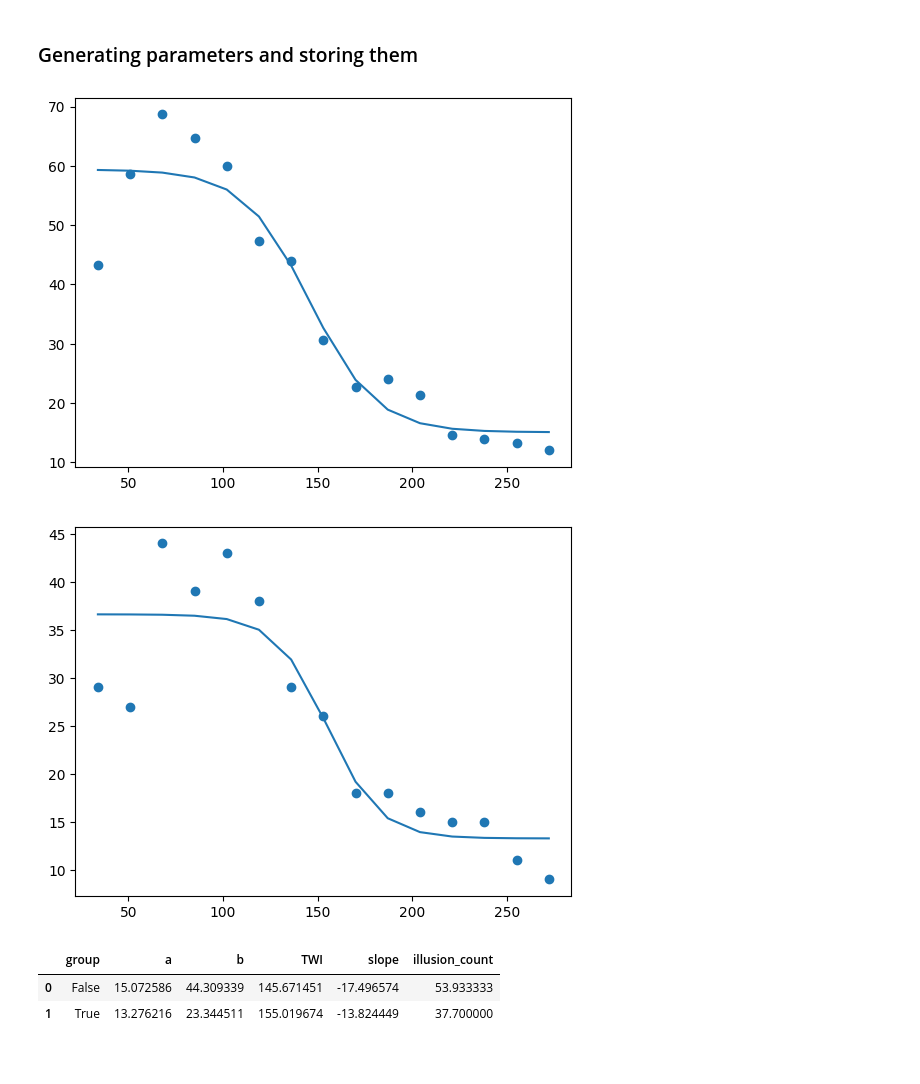
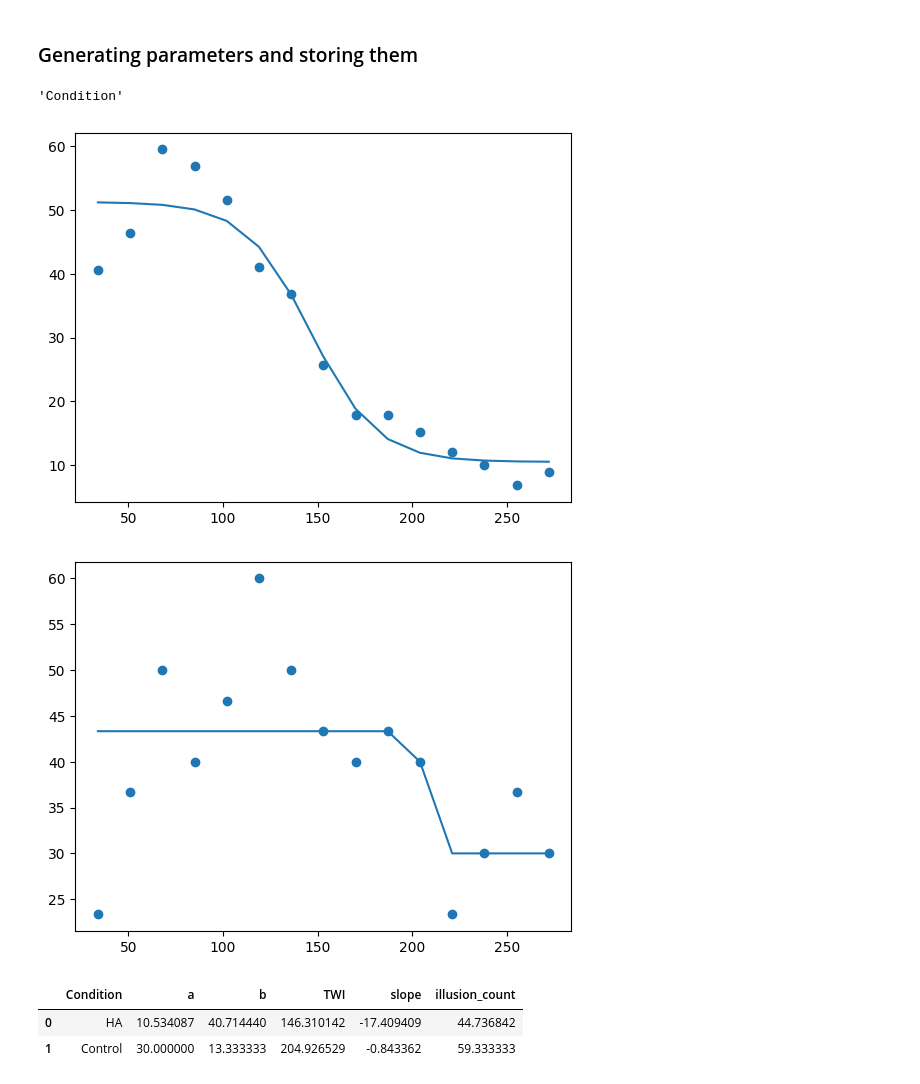
Before and after one commit to camila-maura/GIFTED-DFI, a Jupyter notebook: data_preprocessing.ipynb, the cells around one changed output. Cells and saved outputs as stored; diff of their text form; code cells hidden in the pictures.

Commit message:
organized fitting per groups

```diff
--- a/data_preprocessing.ipynb
+++ b/data_preprocessing.ipynb
@@ -1159,18 +1257,21 @@ df_sigmoid = pd.merge(df_sigmoid, df_groups, on="Participant")
+# %%
+# SET GROUPING FOR FITTING
+group_key, group_levels = group_separating_settings(FitSplit.HighAbilities)
 # %%
 # Divide by groups
-df_sigmoid_control = df_sigmoid[df_sigmoid[group_key] == group_levels[0]]
-df_sigmoid_HA = df_sigmoid[df_sigmoid[group_key] == group_levels[1]]
+df_sigmoid_group_1 = df_sigmoid[df_sigmoid[group_key] == group_levels[0]]
+df_sigmoid_group_2 = df_sigmoid[df_sigmoid[group_key] == group_levels[1]]
 
 # Obtain mean per SOA per group
-df_sigmoid_control = df_sigmoid_control.groupby(by=["SOA"]).mean(numeric_only=True)
-df_sigmoid_HA = df_sigmoid_HA.groupby(by=["SOA"]).mean(numeric_only=True)
+df_sigmoid_group_1 = df_sigmoid_group_1.groupby(by=["SOA"]).mean(numeric_only=True)
+df_sigmoid_group_2 = df_sigmoid_group_2.groupby(by=["SOA"]).mean(numeric_only=True)
 
 # Make normal pandas dataframe (not multi-layered?(right name?))
-df_sigmoid_control.reset_index(inplace=True)
-df_sigmoid_HA.reset_index(inplace=True)
+df_sigmoid_group_1.reset_index(inplace=True)
+df_sigmoid_group_2.reset_index(inplace=True)
 
 # tag groups
-df_sigmoid_control[group_key] = str(group_levels[0])
-df_sigmoid_HA[group_key] = str(group_levels[1])
+df_sigmoid_group_1[group_key] = str(group_levels[0])
+df_sigmoid_group_2[group_key] = str(group_levels[1])
 
-df_sigmoid_both = pd.concat([df_sigmoid_control, df_sigmoid_HA])
+df_sigmoid_both = pd.concat([df_sigmoid_group_1, df_sigmoid_group_2])
@@ -1196,5 +1287,9 @@ df_sigmoid_both[df_sigmoid_both.AQ_MC == "False"].sort_values("SOA")
 # %% [markdown]
 ### Generating parameters and storing them
+# %%
+group_key
+# %% [output]
+'Condition'
 # %%
 # Generate the fitted parameters per group
 illusions_count_sigmoid = []
@@ -1202,49 +1297,37 @@ groups = group_levels
 a_sigmoid = []
 b_sigmoid = []
 twi_sigmoid = []
 slope_sigmoid = []
 
 for group in groups:
     # group_data = df_sigmoid_both[df_sigmoid_both.Group == group].sort_values("SOA")
-    group_data = df_sigmoid_both[df_sigmoid_both.AQ_MC == str(group)].sort_values("SOA")
+    group_data = df_sigmoid_both[df_sigmoid_both[group_key] == str(group)].sort_values("SOA")
     illussion_count = group_data["Total_i_count"].tolist()[0]
     group_twi = np.nan
 
     if (
         illussion_count > 0
     ):  # Only run if there was at least one occurence of the illusion
         group_data_illusion = group_data.Illusion_count.values * 10
         soas = group_data.SOA.values * 17
 
         # Main fitting procedure
         a, b, group_twi, group_slope = sigfit(soas, group_data_illusion)
         group_sigmoid_data = sig(soas, a, b, group_twi, group_slope)
 
-        # Sanity check plotting -> worked perfectly
+        # Sanity check plotting
         plt.scatter(soas, group_data_illusion)
         plt.plot(soas, group_sigmoid_data)
         plt.show()
-
-        # x = np.linspace(soas[0], soas[-1], 100)
-        # y = sig(x, a, b, group_twi, group_slope)
-        # Create a pandas DataFrame
-        # df = pd.DataFrame({'x': x, 'y': y})
-
-        # Plot the sigmoid function
-        # plt.plot(df['x'], df['y'])
-        # plt.title('Sigmoid Function')
-        # plt.xlabel('x')
-        # plt.ylabel('Sigmoid(x)')
-        # plt.show()
 
     a_sigmoid.append(a)
     b_sigmoid.append(b)
     twi_sigmoid.append(group_twi)
     slope_sigmoid.append(group_slope)
     illusions_count_sigmoid.append(illussion_count)
 # %% [output]
-[figure, old version]
+[figure, new version]
-[figure, old version]
+[figure, new version]
 # %%
 # Create group parameters dataset
 df_sigmoid_fitted = pd.DataFrame(
@@ -1258,12 +1341,13 @@ df_sigmoid_fitted = pd.DataFrame(
             illusions_count_sigmoid,
         )
     ),
-    columns=["group", "a", "b", "TWI", "slope", "illusion_count"],
+    columns=[group_key, "a", "b", "TWI", "slope", "illusion_count"],
 )
+
 df_sigmoid_fitted.head(5)
 df_sigmoid_fitted
 # %% [output]
-|  | group | a | b | TWI | slope | illusion_count |
-| 0 | False | 15.072586 | 44.309339 | 145.671451 | -17.496574 | 53.933333 |
-| 1 | True | 13.276216 | 23.344511 | 155.019674 | -13.824449 | 37.700000 |
+|  | Condition | a | b | TWI | slope | illusion_count |
+| 0 | HA | 10.534087 | 40.714440 | 146.310142 | -17.409409 | 44.736842 |
+| 1 | Control | 30.000000 | 13.333333 | 204.926529 | -0.843362 | 59.333333 |
 # %%
```
Also changed, not shown: parts of 30 cells of this notebook.
